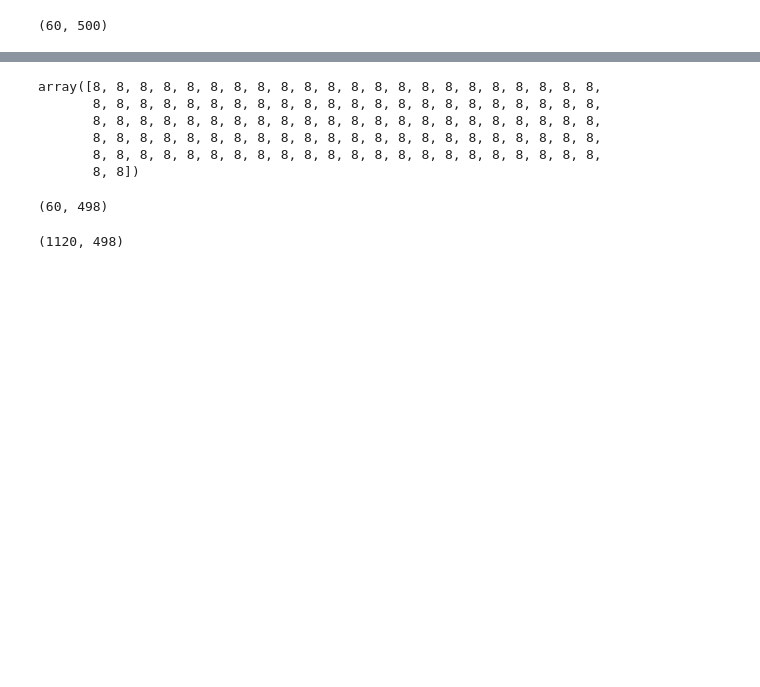
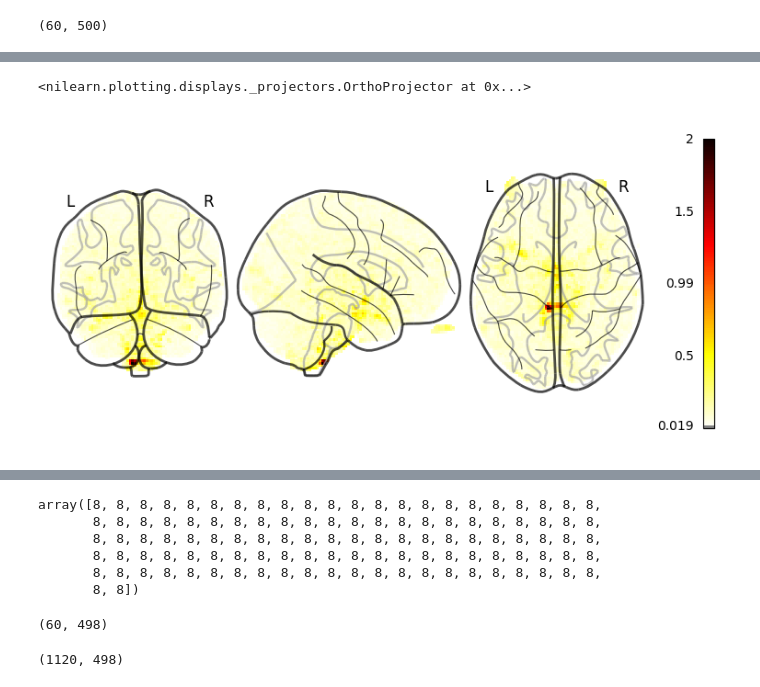
Before and after one commit to GAldegheri/dyncontext, a Jupyter notebook: notebooks/TestMVPAPipeline.ipynb, the cells around one changed output, grey strips where cells are left out. Saved outputs shown, nothing was run; the diff lists cells and outputs as text; code cells hidden in the pictures; blank space fills up the shorter version.

```diff
--- a/notebooks/TestMVPAPipeline.ipynb
+++ b/notebooks/TestMVPAPipeline.ipynb
@@ -40,3 +80,8 @@ Error:
+# %%
+plot_glass_brain('/project/3018040.05/dyncontext_bids/experiment_1/derivatives/spm-preproc/derivatives/spm-stats/betas/sub-001/test/exp1_cong_incong_thirds/FIR/beta_congruent_split1_delay01_run01.nii')
+# %% [output]
+<nilearn.plotting.displays._projectors.OrthoProjector at 0x...>
+[figure, added]
 # %%
 wholebrain_dataset.data.shape
 # %% [output]
```
Also changed, not shown: parts of 20 cells of this notebook, 13 other files.
